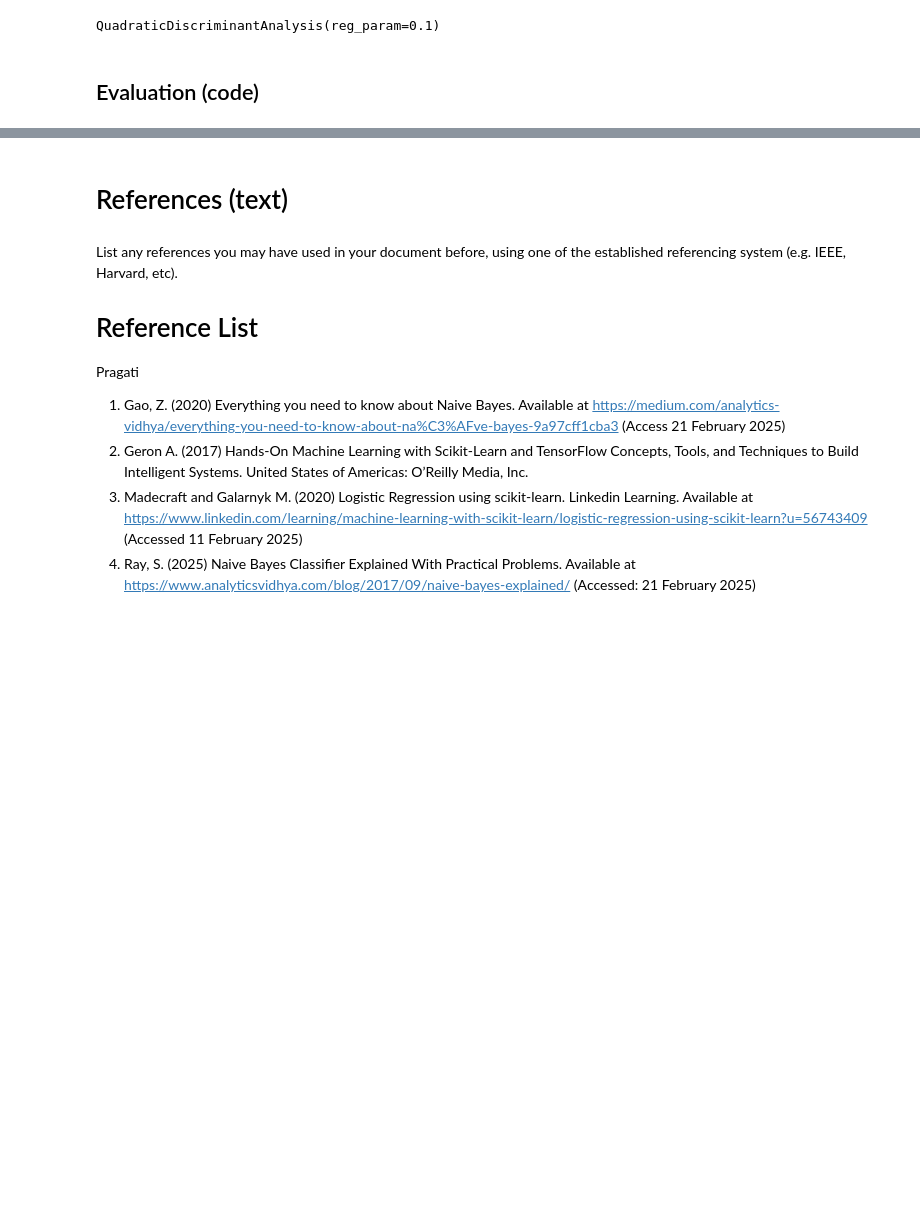
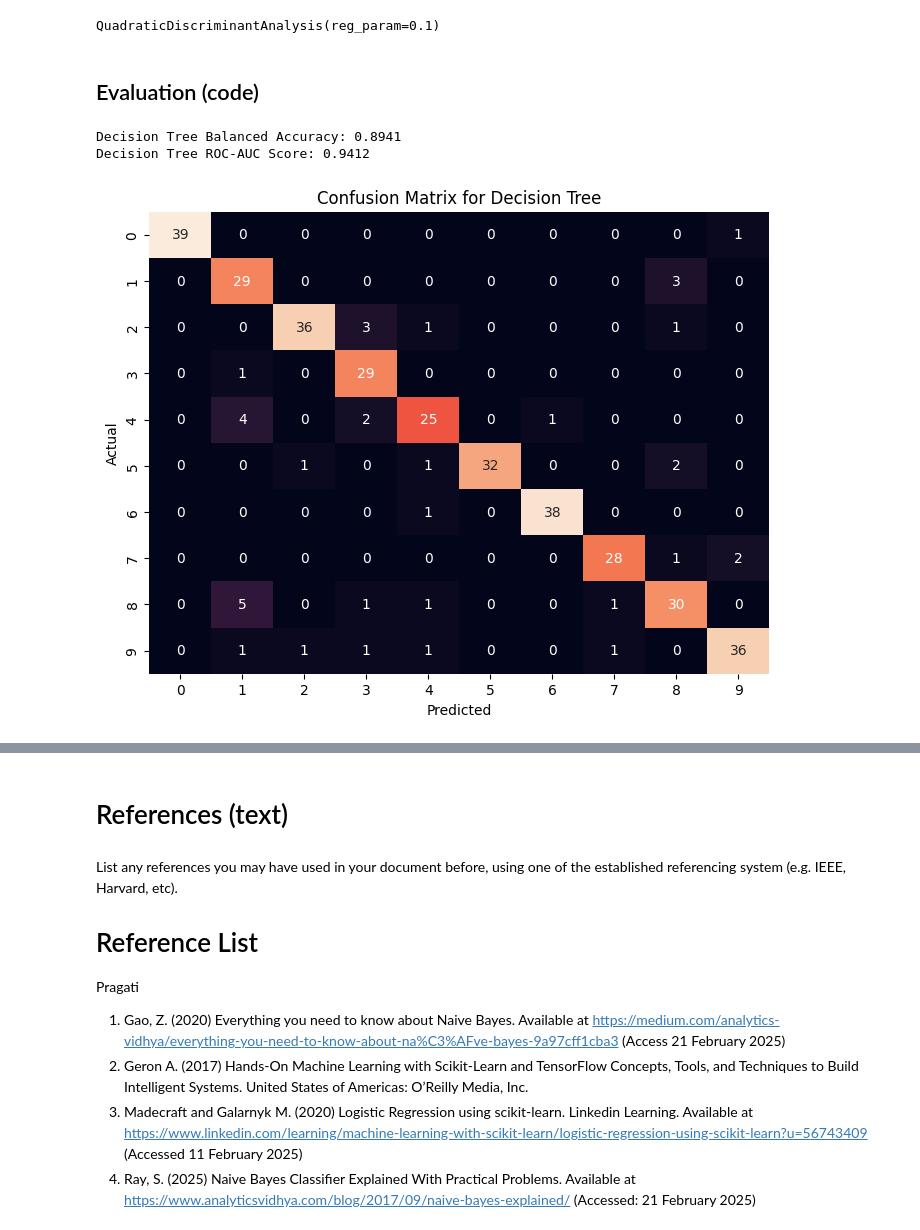
Before and after one commit to reghuramk/ml-group-project, a Jupyter notebook: CI7521_CW1_Template.ipynb, the cells around one changed output, grey strips where cells are left out. Saved outputs shown, nothing was run; the diff lists cells and outputs as text; code cells hidden in the pictures; blank space fills up the shorter version.

```diff
--- a/CI7521_CW1_Template.ipynb
+++ b/CI7521_CW1_Template.ipynb
@@ -231,0 +231,80 @@ QuadraticDiscriminantAnalysis(reg_param=0.1)
+# %%
+#add code for evaluation
+
+
+# Decision Tree
+
+
+# predictions
+pred_dt = model_dt.predict(X_dt_test)
+y_prob_dt = model_dt.predict_proba(X_dt_test)
+
+# evaluations
+bal_acc_dt = balanced_accuracy_score(Y_dt_test, pred_dt) #(Scikit,2025)
+roc_dt = roc_auc_score(Y_dt_test, y_prob_dt, multi_class="ovr", average="macro") #(Scikit,2025)
+
+print(f"Decision Tree Balanced Accuracy: {bal_acc_dt:.4f}")
+print(f"Decision Tree ROC-AUC Score: {roc_dt:.4f}")
+
+# Confusion Matrix
+plt.figure(figsize=(8, 6))
+sns.heatmap(confusion_matrix(Y_dt_test, pred_dt), annot=True, fmt="d", cbar=False)
+plt.xlabel("Predicted")
+plt.ylabel("Actual")
+plt.title("Confusion Matrix for Decision Tree")
+plt.show()
+
+
+# Linear discriminant analysis
+
+
+# Predictions
+pred_lda = model_lda.predict(X_lda_test)
+y_prob_lda = model_lda.predict_proba(X_lda_test)
+
+# Evaluations
+bal_acc_lda = balanced_accuracy_score(Y_lda_test, pred_lda) #measuring balanced accuracy (Scikit,2025)
+roc_lda = roc_auc_score(Y_lda_test, y_prob_lda, multi_class="ovr", average="macro") #calculating ROC score (SciKit,2025)
+
+print(f"LDA Balanced Accuracy: {bal_acc_lda:.4f}")
+print(f"LDA ROC-AUC Score: {roc_lda:.4f}")
+
+# Confusion Matrix
+cm_lda = confusion_matrix(Y_lda_test, pred_lda)
+
+plt.figure(figsize=(8, 6))
+sns.heatmap(cm_lda, annot=True, fmt="d", cbar=False)
+plt.xlabel("Predicted")
+plt.ylabel("Actual")
+plt.title("Confusion Matrix for LDA")
+plt.show()
+
+
+# Logistic Regression
+
+
+#model prediction & evaluation
+pred_lr = model_lr.predict(X_lr_test)
+bal_acc_lr = balanced_accuracy_score(Y_lr_test, pred_lr) #measuring balanced accuracy (Scikit,2025)
+f1_check_lr = f1_score(Y_lr_test, pred_lr, average="weighted") #measuring F1 score (Scikit,2025)
+roc_lr = roc_auc_score(Y_lr_test, model_lr.predict_proba(X_lr_test), multi_class="ovr", average="macro") #calculating ROC score (SCIKIT,2025)
+acc_lr = accuracy_score(Y_lr_test, pred_lr)
+print("Accuracy based on default parameters LR:", bal_acc_lr)
+print("\nF1 score based on default parameters of LR:", f1_check_lr)
+print("\nROC AUC Score:", roc_lr)
+print("\nAccuracy", acc_lr)
+
+#Confusion matrix
+cm_lr = confusion_matrix(Y_lr_test, pred_lr)
+
+#ploting the matrix
+plt.figure(figsize=(8,6))
+sns.heatmap(cm_lr, annot=True, fmt='d', cbar=False)
+plt.xlabel("Predicted")
+plt.ylabel("Actual")
+plt.title("Confusion Matrix for LR")
+plt.show()
+# %% [output]
+Decision Tree Balanced Accuracy: 0.8941
+Decision Tree ROC-AUC Score: 0.9412
+[figure, added]
```
Also changed, not shown: parts of 4 cells of this notebook, 2 other files.
